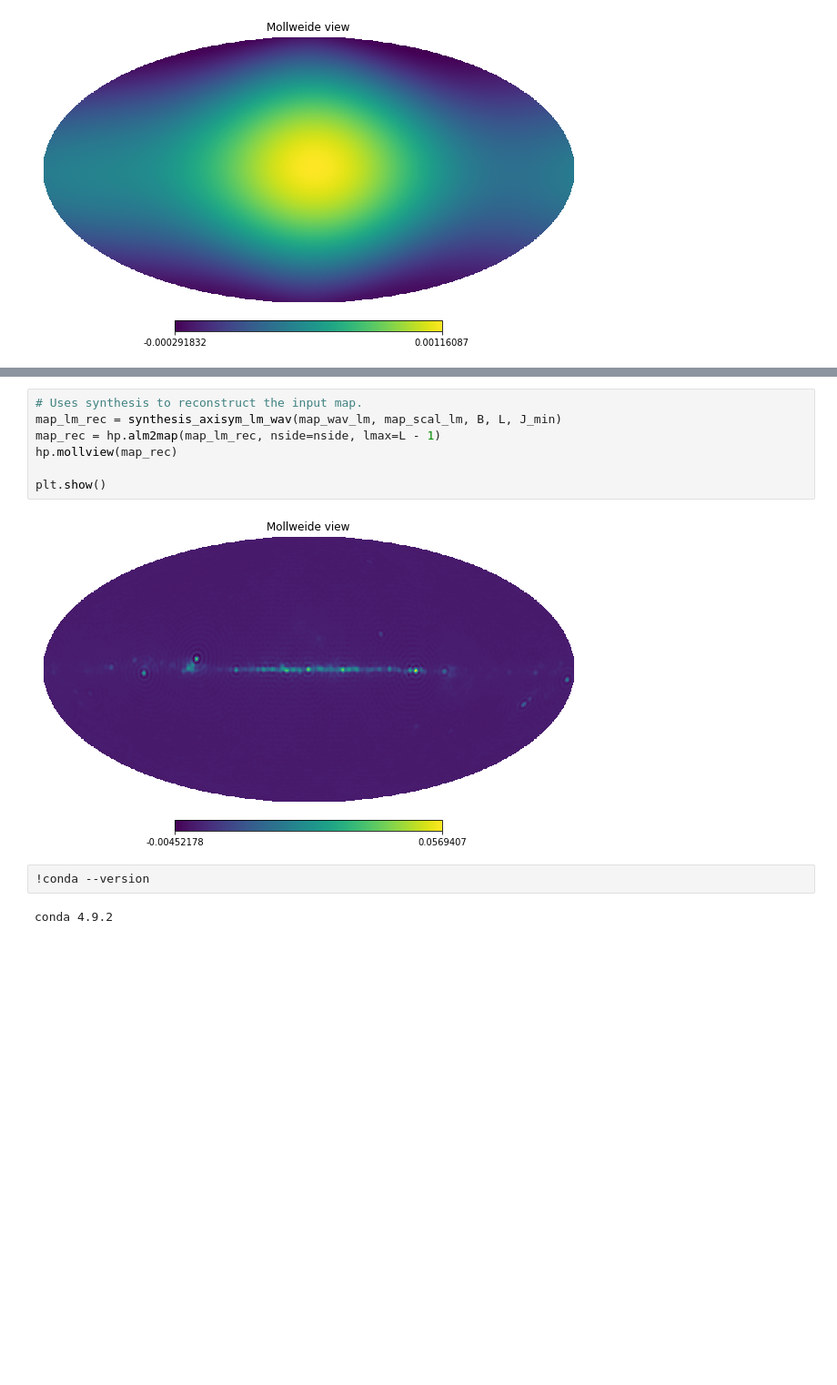
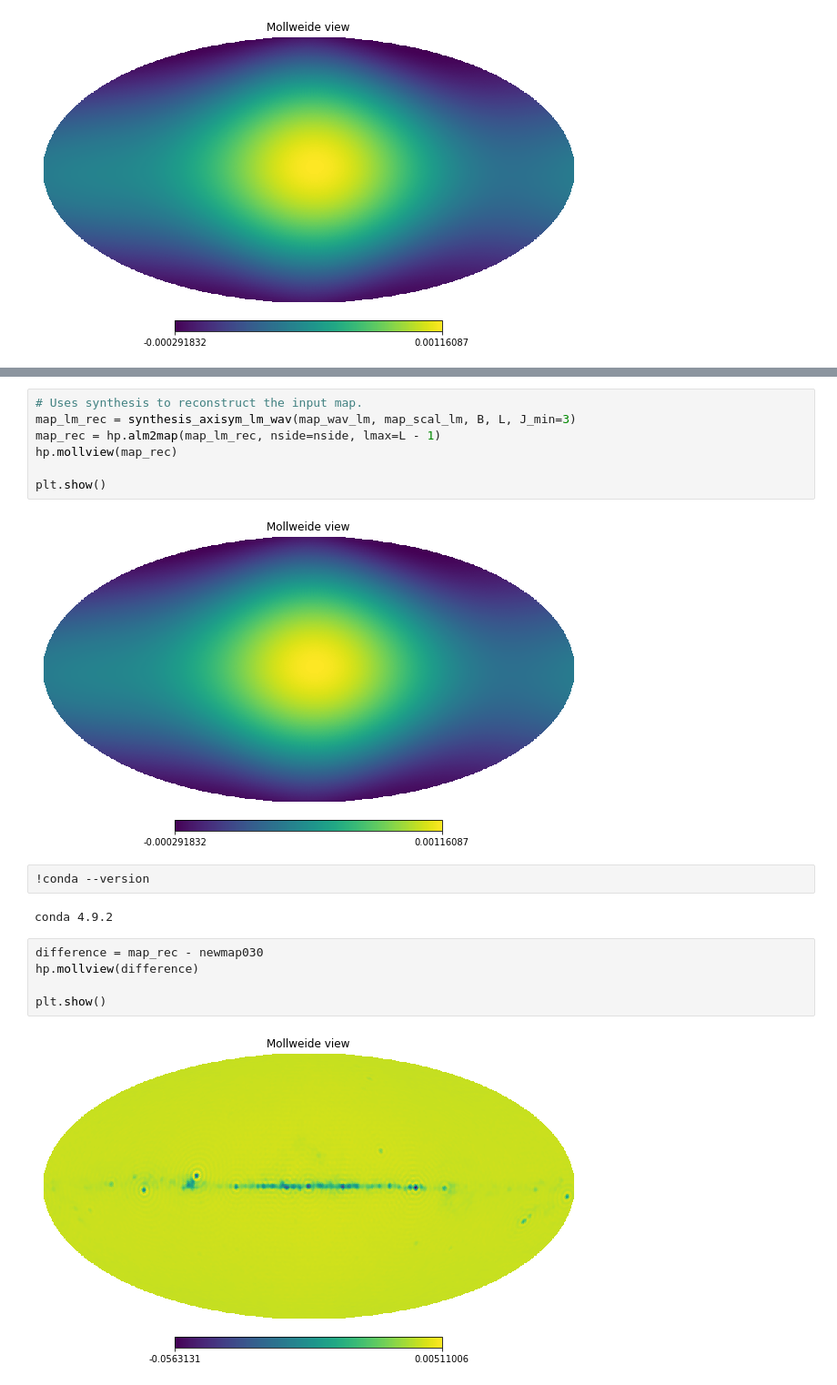
Before and after one commit to Fondzenyuy/SURP-2022-Astro, a Jupyter notebook: Wavelet_Analysis_(Practice).ipynb, the cells around one changed output, grey strips where cells are left out. Shown at 91% size. Saved outputs shown, nothing was run; the diff lists cells and outputs as text; blank space fills up the shorter version.

```diff
--- a/Wavelet_Analysis_(Practice).ipynb
+++ b/Wavelet_Analysis_(Practice).ipynb
@@ -202,14 +208,21 @@ for j in range(J - J_min + 1):
 [figure]
 # %%
 # Uses synthesis to reconstruct the input map.
-map_lm_rec = synthesis_axisym_lm_wav(map_wav_lm, map_scal_lm, B, L, J_min)
+map_lm_rec = synthesis_axisym_lm_wav(map_wav_lm, map_scal_lm, B, L, J_min=3)
 map_rec = hp.alm2map(map_lm_rec, nside=nside, lmax=L - 1)
 hp.mollview(map_rec)
 
 plt.show()
 # %% [output]
-[figure, old version]
+[figure, new version]
 # %%
 !conda --version
 # %% [output]
 conda 4.9.2
+# %%
+difference = map_rec - newmap030
+hp.mollview(difference)
+
+plt.show()
+# %% [output]
+[figure, added]
```
Also changed, not shown: parts of 6 cells of this notebook.
